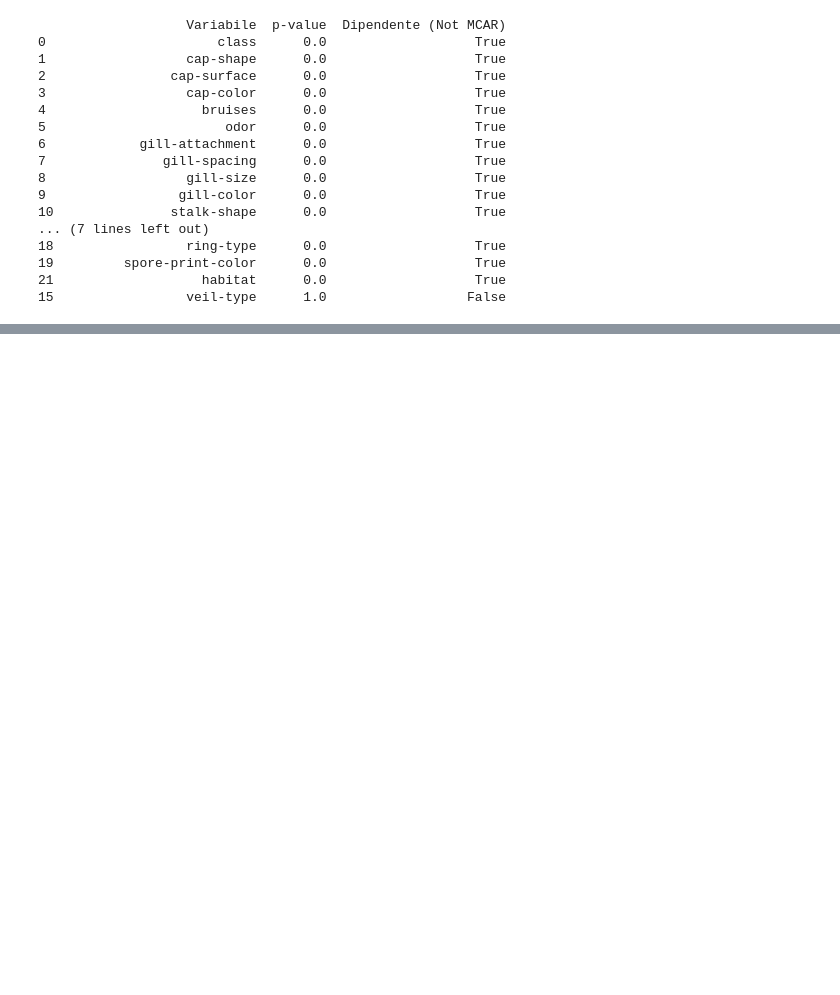
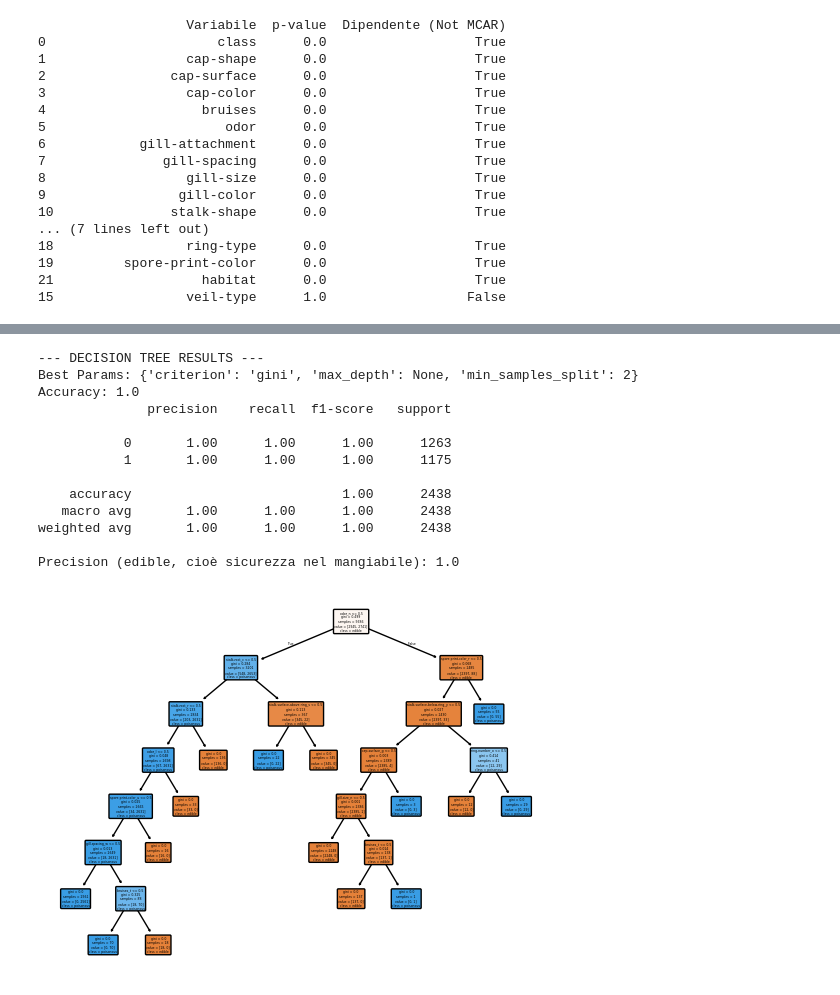
Before and after one commit to filipani/Chicago_Food_Inspections, a Jupyter notebook: Mushroom.ipynb, the cells around one changed output, grey strips where cells are left out. Cells and saved outputs as stored; diff of their text form; code cells hidden in the pictures; blank space fills up the shorter version.

```diff
--- a/Mushroom.ipynb
+++ b/Mushroom.ipynb
@@ -115,8 +116,11 @@ def check_mcar(data, target_col):
     return pd.DataFrame(results)
 
 
+
 mcar_report = check_mcar(df, 'stalk-root')
 print(mcar_report.sort_values(by='p-value'))
+
+df.drop(columns=['is_missing'], inplace=True)
 # %% [output]
                    Variabile  p-value  Dipendente (Not MCAR)
 0                      class      0.0                   True
@@ -303,19 +392,19 @@ grid = GridSearchCV(
     rf,
     param_grid,
     cv=5,
-    scoring='accuracy',
+    scoring='precision',
     n_jobs=-1
 )
 
 grid.fit(X_train, y_train)
 
-best_model = grid.best_estimator_
+best_rf = grid.best_estimator_
 
 #valutazione sul test set
-y_pred = best_model.predict(X_test)
+y_pred = best_rf.predict(X_test)
 
 print("Accuracy:", accuracy_score(y_test, y_pred))
 print(classification_report(y_test, y_pred))
 
-precision_edible = precision_score(y_test, y_pred, pos_label=0)
-print("Precision (edible, cioè sicurezza nel mangiabile):", precision_edible)
+#precision_edible = precision_score(y_test, y_pred, pos_label=0)
+#print("Precision (edible, cioè sicurezza nel mangiabile):", precision_edible)
@@ -323,7 +422,7 @@ print("Precision (edible, cioè sicurezza nel mangiabile):", precision_edible)
 #feature importance
 
 importances = pd.Series(
-    best_model.feature_importances_,
+    best_rf.feature_importances_,
     index=X_train.columns
 ).sort_values(ascending=False)
 
@@ -360,6 +477,8 @@ print(agg_importance)
 from sklearn.tree import DecisionTreeClassifier
 from sklearn.model_selection import GridSearchCV
 from sklearn.metrics import accuracy_score, classification_report, precision_score
+import matplotlib.pyplot as plt
+from sklearn.tree import plot_tree
 
 
 dt = DecisionTreeClassifier(random_state=42)
@@ -368,36 +487,58 @@ dt = DecisionTreeClassifier(random_state=42)
 param_grid = {
     'criterion': ['gini', 'entropy'],
     'max_depth': [None, 10, 20, 30],
     'min_samples_split': [2, 5, 10]
 }
 
 
 grid = GridSearchCV(
     dt,
     param_grid,
     cv=5,
-    scoring='accuracy',
+    scoring='precision',
     n_jobs=-1
 )
 
 
 grid.fit(X_train, y_train)
 
 
-best_model = grid.best_estimator_
+best_tree = grid.best_estimator_
 
 
-y_pred = best_model.predict(X_test)
+y_pred = best_tree.predict(X_test)
 
 
 print("--- DECISION TREE RESULTS ---")
 print("Best Params:", grid.best_params_)
 print("Accuracy:", accuracy_score(y_test, y_pred))
 print(classification_report(y_test, y_pred))
 
 
 precision_edible = precision_score(y_test, y_pred, pos_label=0)
 print("Precision (edible, cioè sicurezza nel mangiabile):", precision_edible)
+
+Xcol=list(X.columns)
+plot_tree(best_tree,
+          feature_names=Xcol,
+          class_names=["edible","poisonous"],
+          filled=True, rounded=True)
+plt.show()
+# %% [output]
+--- DECISION TREE RESULTS ---
+Best Params: {'criterion': 'gini', 'max_depth': None, 'min_samples_split': 2}
+Accuracy: 1.0
+              precision    recall  f1-score   support
+
+           0       1.00      1.00      1.00      1263
+           1       1.00      1.00      1.00      1175
+
+    accuracy                           1.00      2438
+   macro avg       1.00      1.00      1.00      2438
+weighted avg       1.00      1.00      1.00      2438
+
+Precision (edible, cioè sicurezza nel mangiabile): 1.0
+[figure, added]
 # %%
 #regressione logistica
 
```
Also changed, not shown: parts of 24 cells of this notebook.
